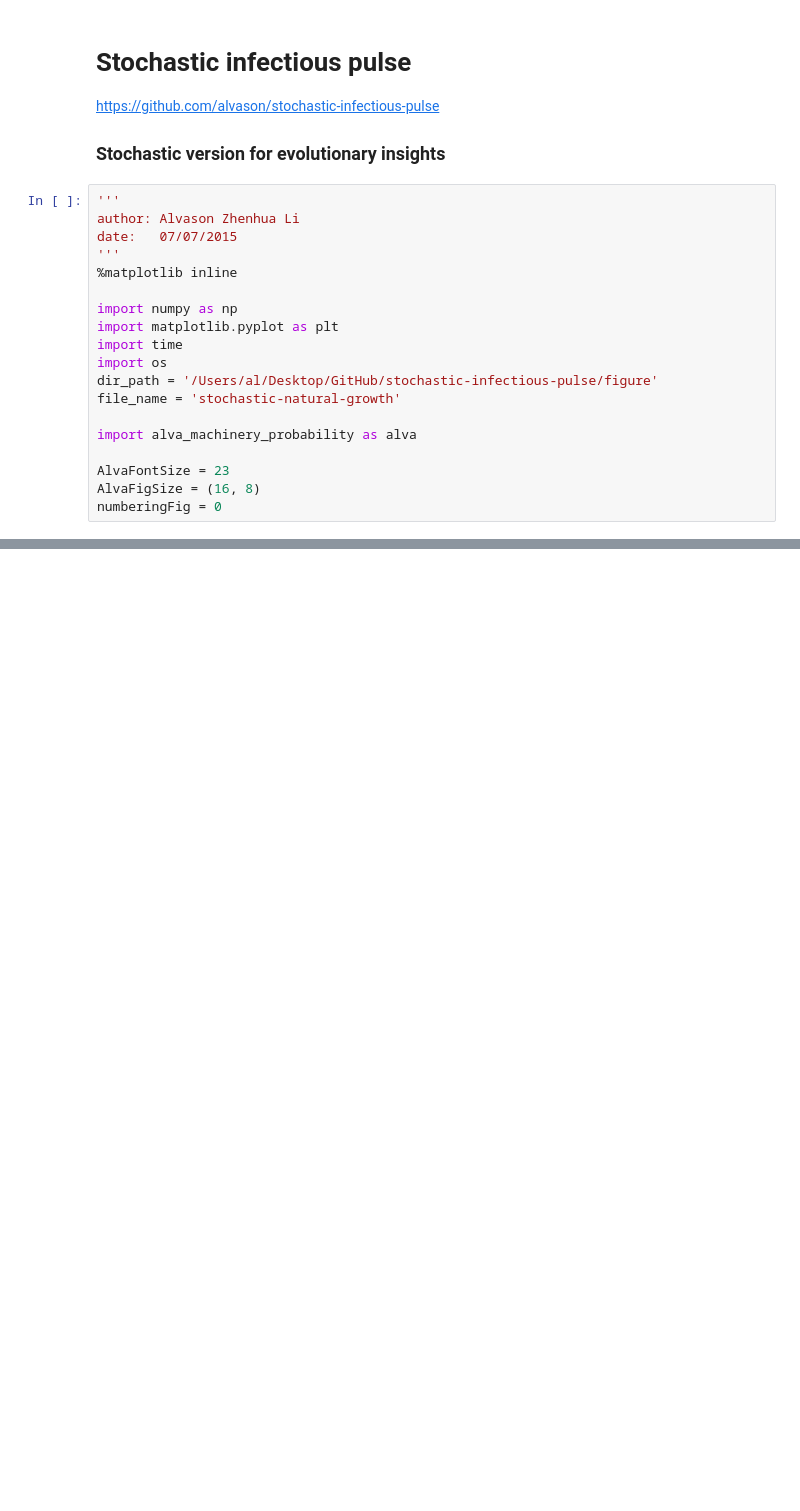
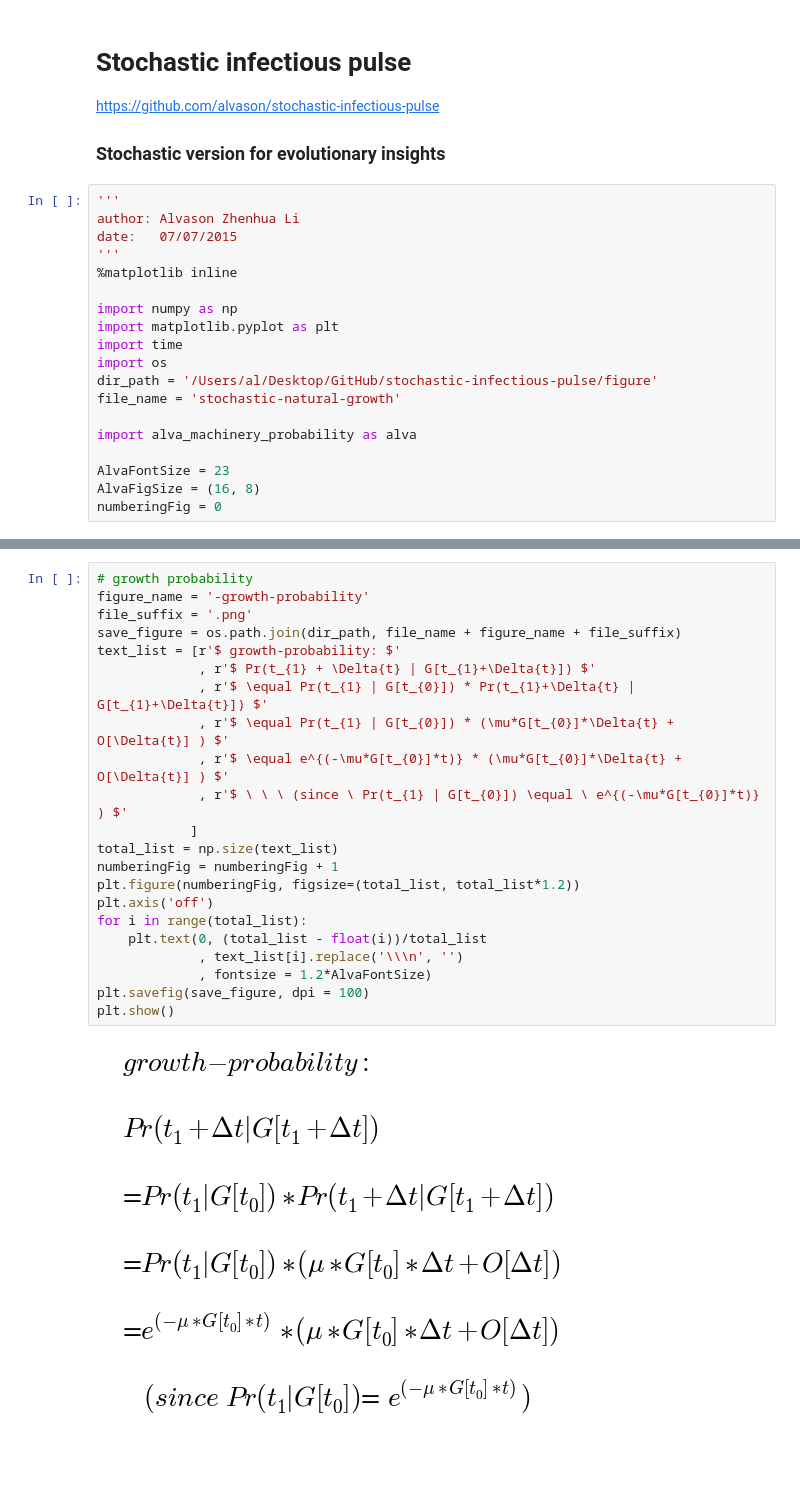
Before and after one commit to alvason/stochastic-evolution, a Jupyter notebook: code/stochastic_natural_growth.ipynb, the cells around one changed output, grey strips where cells are left out. Cells and saved outputs as stored; diff of their text form; blank space fills up the shorter version.

```diff
--- a/code/stochastic_natural_growth.ipynb
+++ b/code/stochastic_natural_growth.ipynb
@@ -56,0 +57,24 @@ plt.show()
+# %%
+# growth probability
+figure_name = '-growth-probability'
+file_suffix = '.png'
+save_figure = os.path.join(dir_path, file_name + figure_name + file_suffix)
+text_list = [r'$ growth-probability: $'
+             , r'$ Pr(t_{1} + \Delta{t} | G[t_{1}+\Delta{t}]) $'
+             , r'$ \equal Pr(t_{1} | G[t_{0}]) * Pr(t_{1}+\Delta{t} | G[t_{1}+\Delta{t}]) $'
+             , r'$ \equal Pr(t_{1} | G[t_{0}]) * (\mu*G[t_{0}]*\Delta{t} + O[\Delta{t}] ) $'
+             , r'$ \equal e^{(-\mu*G[t_{0}]*t)} * (\mu*G[t_{0}]*\Delta{t} + O[\Delta{t}] ) $'
+             , r'$ \ \ \ (since \ Pr(t_{1} | G[t_{0}]) \equal \ e^{(-\mu*G[t_{0}]*t)} ) $'
+            ]
+total_list = np.size(text_list)
+numberingFig = numberingFig + 1
+plt.figure(numberingFig, figsize=(total_list, total_list*1.2))
+plt.axis('off')
+for i in range(total_list):
+    plt.text(0, (total_list - float(i))/total_list
+             , text_list[i].replace('\\\n', '')
+             , fontsize = 1.2*AlvaFontSize)
+plt.savefig(save_figure, dpi = 100)
+plt.show()
+# %% [output]
+[figure, added]
```
Also changed, not shown: parts of 3 cells of this notebook, 10 other files.
